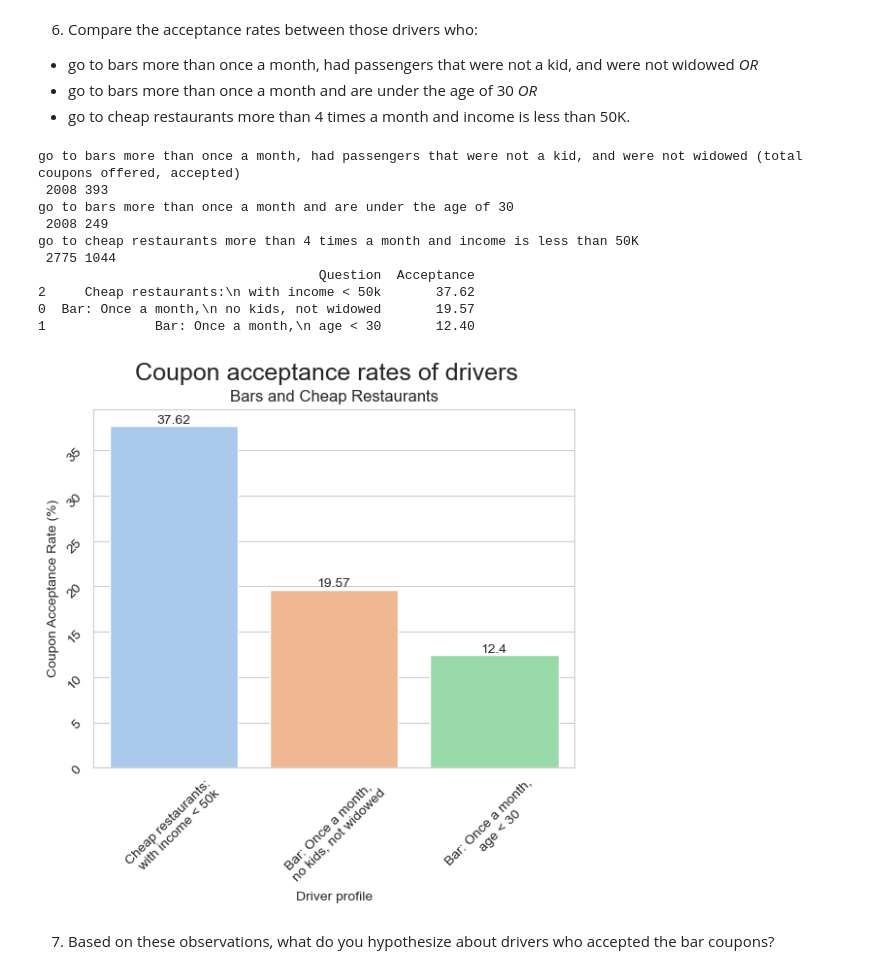
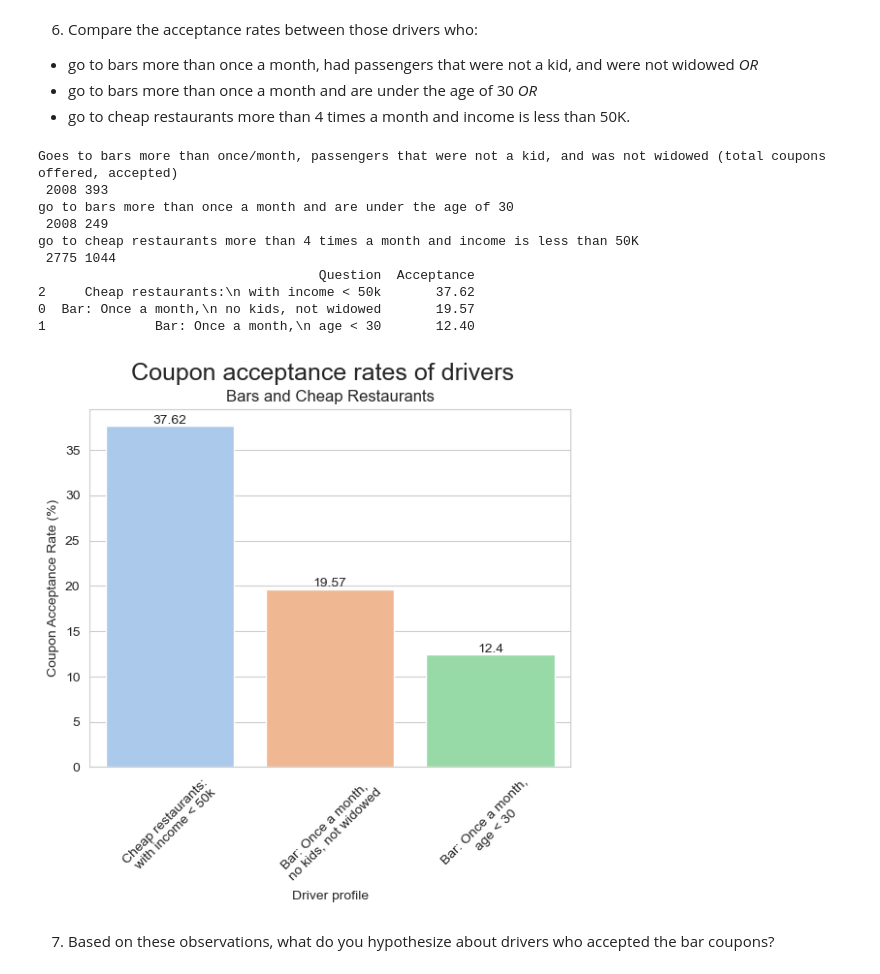
Before and after one commit to mgk2014/PCMLAI, a Jupyter notebook: coupons.ipynb, the cells around one changed output. Cells and saved outputs as stored; diff of their text form; code cells hidden in the pictures.

```diff
--- a/coupons.ipynb
+++ b/coupons.ipynb
@@ -154,7 +184,7 @@ clean_data.sample(2)
 # Helper function to create seaborn plots that share the same appearance attributes
 #   such as: heading, title, x-y labels, and placement of the legend
 #
-def render_plot(ax, heading='', subtitle='', xlabel='', ylabel='', rotation=20):
+def render_plot(ax, heading='', subtitle='', xlabel='', ylabel='', rotation=20, plotname=''):
 
     plt.suptitle(heading, fontsize = 18)                        # main heading of the plot
     plt.title(subtitle, fontsize = 12)                          # sub title of the plot
@@ -172,6 +202,14 @@ def render_plot(ax, heading='', subtitle='', xlabel='', ylabel='', rotation=20):
     if ax.get_legend():                                         # if legend is present, set the location to upper right
         sns.move_legend(ax, "upper left", bbox_to_anchor=(1,1))
 
-    ax.tick_params(rotation=rotation)                           # rotate the labels
+    ax.tick_params(rotation=rotation, axis='x')                 # rotate the labels
 
-    sns.set_style("whitegrid")
+    if len(plotname) > 0:
+        filename = 'plots/' + plotname
+        ax.get_figure().savefig(filename, bbox_inches='tight')
+
+
+# Set palette and grid style
+#
+sns.set_palette('pastel')
+sns.set_style("whitegrid")
@@ -417,21 +452,23 @@ Total coupons distributed to drives who go to bars more than once a month, do no
 - go to bars more than once a month and are under the age of 30 *OR*
 - go to cheap restaurants more than 4 times a month and income is less than 50K.
 # %%
-# go to bars more than once a month, had passengers that were not a kid, and were not widowed *OR*
+# Define lists for comparisons with the data-frame's query functions
 #
 bar_morethan_once_month = ['1~3', '4~8', 'gt8']
-passengers_notkids = 'Kid(s)'
+passengers_kids = 'Kid(s)'
 widowed = 'Widowed'
 
-q1_coupons_accepted = bar_coupons.query('passanger != @passengers_notkids & \
+# Driver profile 1: Goes to bars more than once a month, had passengers that were not a kid, and were not widowed *OR*
+#
+q1_coupons_accepted = bar_coupons.query('passanger != @passengers_kids & \
                                                         Bar == @bar_morethan_once_month & \
                                                         maritalStatus != @widowed') \
                                         .Y.value_counts().loc[1]
 q1_coupons_distributed = len(bar_coupons)
-print("go to bars more than once a month, had passengers that were not a kid, and were not widowed (total coupons offered, accepted) \n", \
+print("Goes to bars more than once/month, passengers that were not a kid, and was not widowed (total coupons offered, accepted) \n", \
                 q1_coupons_distributed, q1_coupons_accepted)
 
-# go to bars more than once a month and are under the age of 30 *OR*
+# Driver profile 2: Goes to bars more than once a month and are under the age of 30 *OR*
 #
 age_le_30 = ['21', 'below21', '26']
 q2_coupons_accepted = bar_coupons.query('Bar == @bar_morethan_once_month & \
@@ -441,7 +478,7 @@ q2_coupons_distributed = len(bar_coupons)
 print("go to bars more than once a month and are under the age of 30 \n", \
                 q2_coupons_distributed, q2_coupons_accepted)
 
-# go to cheap restaurants more than 4 times a month and income is less than 50K
+# Driver profile 3: Goes to cheap restaurants more than 4 times a month and income is less than 50K
 #
 cheap_restaurants = 'Restaurant(<20)'
 income_lt50k = ['Less than $12500', '$12500 - $24999', '$25000 - $37499','$37500 - $49999']
@@ -452,35 +489,36 @@ q3_coupons_distributed = len(clean_data.query('coupon == @cheap_restaurants'))
 
 print("go to cheap restaurants more than 4 times a month and income is less than 50K \n", \
                 q3_coupons_distributed, q3_coupons_accepted)
 
 data = {'Question': ['Bar: Once a month,\n no kids, not widowed', 'Bar: Once a month,\n age < 30', 'Cheap restaurants:\n with income < 50k'],
         'Acceptance' : [q1_coupons_accepted/q1_coupons_distributed,\
                         q2_coupons_accepted/q2_coupons_distributed,
                         q3_coupons_accepted/q3_coupons_distributed] }
 df = pd.DataFrame(data)
 df.Acceptance = df.Acceptance * 100
 df = df.round(2)
 df.sort_values(by = 'Acceptance', inplace=True, ascending=False)
 print(df)
 
 ax = sns.barplot(df, x='Question', y='Acceptance', hue = 'Question')
 
 render_plot(ax, heading='Coupon acceptance rates of drivers',
             subtitle='Bars and Cheap Restaurants',
             rotation = 45,
             xlabel = 'Driver profile',
-            ylabel = 'Coupon Acceptance Rate (%)')
+            ylabel = 'Coupon Acceptance Rate (%)',
+            plotname='9-bar_cheap_restaurants.png')
 # %% [output]
-go to bars more than once a month, had passengers that were not a kid, and were not widowed (total coupons offered, accepted)
+Goes to bars more than once/month, passengers that were not a kid, and was not widowed (total coupons offered, accepted)
  2008 393
 go to bars more than once a month and are under the age of 30
  2008 249
 go to cheap restaurants more than 4 times a month and income is less than 50K
  2775 1044
                                     Question  Acceptance
 2     Cheap restaurants:\n with income < 50k       37.62
 0  Bar: Once a month,\n no kids, not widowed       19.57
 1              Bar: Once a month,\n age < 30       12.40
-[figure, old version]
+[figure, new version]
 # %% [markdown]
 7.  Based on these observations, what do you hypothesize about drivers who accepted the bar coupons?
```
Also changed, not shown: parts of 37 cells of this notebook, 13 other files.
